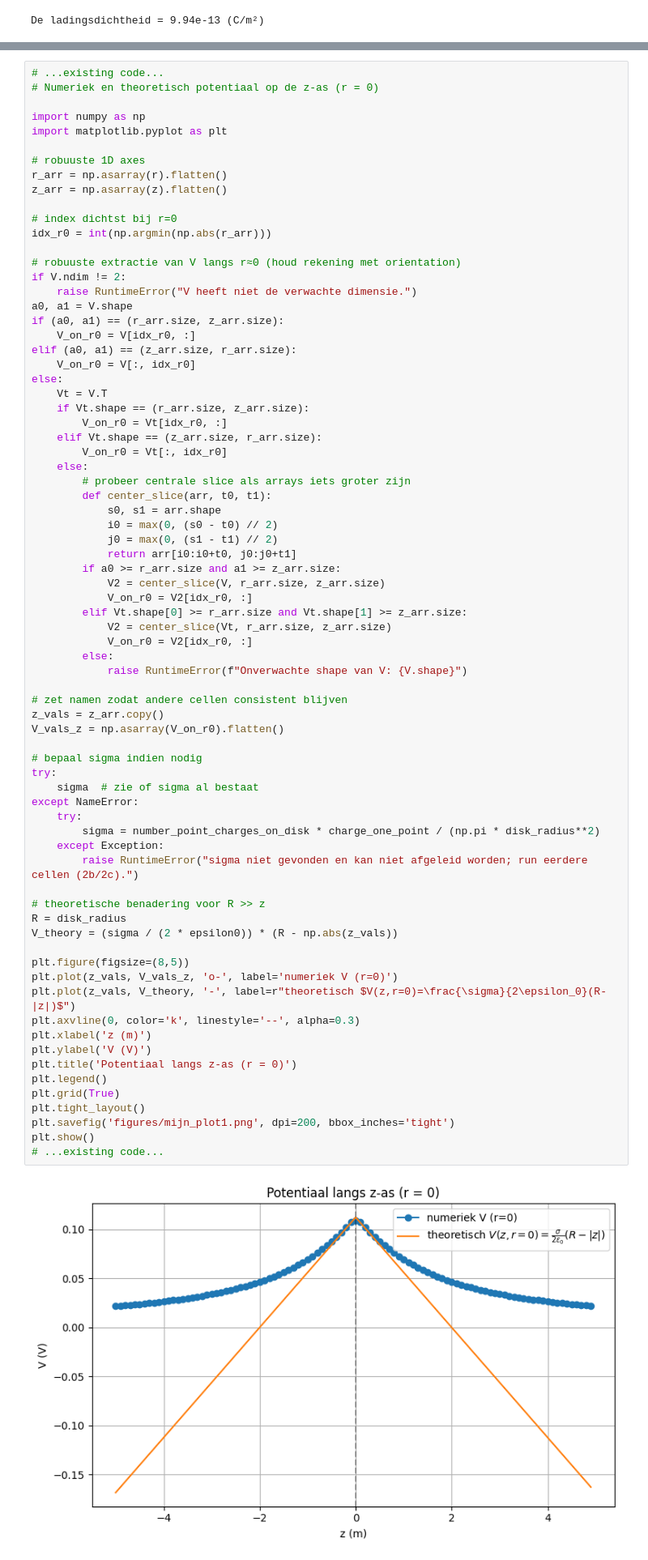
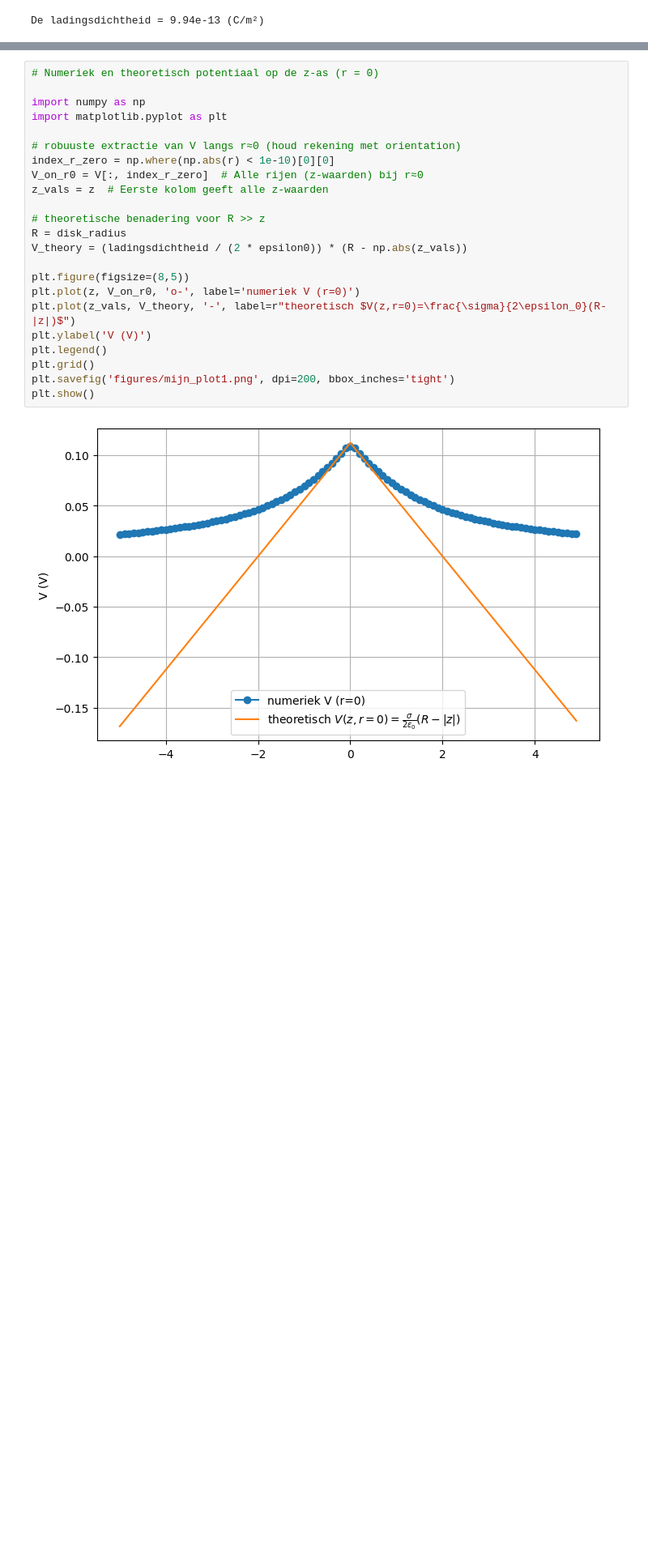
Before and after one commit to lwilt-dot/opdrachten-DEF-D, a Jupyter notebook: DigitaleOntwerpopdrachten/1CondensatorOpdracht/CondensatorOntwerpopdracht.ipynb, the cells around one changed output, grey strips where cells are left out. Shown at 81% size. Saved outputs shown, nothing was run; the diff lists cells and outputs as text; blank space fills up the shorter version.

```diff
--- a/DigitaleOntwerpopdrachten/1CondensatorOpdracht/CondensatorOntwerpopdracht.ipynb
+++ b/DigitaleOntwerpopdrachten/1CondensatorOpdracht/CondensatorOntwerpopdracht.ipynb
@@ -251,81 +249,30 @@ zie probleem 2.26 in het Griffiths boek.
 2. Plot het theoretische component van het potentiaal op de as van een schijf met ladingsdichtheid $\sigma$.
 3. Sla deze plot op.
 # %%
-# ...existing code...
 # Numeriek en theoretisch potentiaal op de z-as (r = 0)
 
 import numpy as np
 import matplotlib.pyplot as plt
 
-# robuuste 1D axes
-r_arr = np.asarray(r).flatten()
-z_arr = np.asarray(z).flatten()
-
-# index dichtst bij r=0
-idx_r0 = int(np.argmin(np.abs(r_arr)))
-
 # robuuste extractie van V langs r≈0 (houd rekening met orientation)
-if V.ndim != 2:
-    raise RuntimeError("V heeft niet de verwachte dimensie.")
-a0, a1 = V.shape
-if (a0, a1) == (r_arr.size, z_arr.size):
-    V_on_r0 = V[idx_r0, :]
-elif (a0, a1) == (z_arr.size, r_arr.size):
-    V_on_r0 = V[:, idx_r0]
-else:
-    Vt = V.T
-    if Vt.shape == (r_arr.size, z_arr.size):
-        V_on_r0 = Vt[idx_r0, :]
-    elif Vt.shape == (z_arr.size, r_arr.size):
-        V_on_r0 = Vt[:, idx_r0]
-    else:
-        # probeer centrale slice als arrays iets groter zijn
-        def center_slice(arr, t0, t1):
-            s0, s1 = arr.shape
-            i0 = max(0, (s0 - t0) // 2)
-            j0 = max(0, (s1 - t1) // 2)
-            return arr[i0:i0+t0, j0:j0+t1]
-        if a0 >= r_arr.size and a1 >= z_arr.size:
-            V2 = center_slice(V, r_arr.size, z_arr.size)
-            V_on_r0 = V2[idx_r0, :]
-        elif Vt.shape[0] >= r_arr.size and Vt.shape[1] >= z_arr.size:
-            V2 = center_slice(Vt, r_arr.size, z_arr.size)
-            V_on_r0 = V2[idx_r0, :]
-        else:
-            raise RuntimeError(f"Onverwachte shape van V: {V.shape}")
-
-# zet namen zodat andere cellen consistent blijven
-z_vals = z_arr.copy()
-V_vals_z = np.asarray(V_on_r0).flatten()
-
-# bepaal sigma indien nodig
-try:
-    sigma  # zie of sigma al bestaat
-except NameError:
-    try:
-        sigma = number_point_charges_on_disk * charge_one_point / (np.pi * disk_radius**2)
-    except Exception:
-        raise RuntimeError("sigma niet gevonden en kan niet afgeleid worden; run eerdere cellen (2b/2c).")
+index_r_zero = np.where(np.abs(r) < 1e-10)[0][0]
+V_on_r0 = V[:, index_r_zero]  # Alle rijen (z-waarden) bij r≈0
+z_vals = z  # Eerste kolom geeft alle z-waarden
 
 # theoretische benadering voor R >> z
 R = disk_radius
-V_theory = (sigma / (2 * epsilon0)) * (R - np.abs(z_vals))
+V_theory = (ladingsdichtheid / (2 * epsilon0)) * (R - np.abs(z_vals))
 
 plt.figure(figsize=(8,5))
-plt.plot(z_vals, V_vals_z, 'o-', label='numeriek V (r=0)')
+plt.plot(z, V_on_r0, 'o-', label='numeriek V (r=0)')
 plt.plot(z_vals, V_theory, '-', label=r"theoretisch $V(z,r=0)=\frac{\sigma}{2\epsilon_0}(R-|z|)$")
-plt.axvline(0, color='k', linestyle='--', alpha=0.3)
-plt.xlabel('z (m)')
 plt.ylabel('V (V)')
-plt.title('Potentiaal langs z-as (r = 0)')
 plt.legend()
-plt.grid(True)
-plt.tight_layout()
+plt.grid()
 plt.savefig('figures/mijn_plot1.png', dpi=200, bbox_inches='tight')
 plt.show()
-# ...existing code...
 # %% [output]
-[figure, old version]
+[figure, new version]
 # %% [markdown]
 #### Vraag 2e
 
```
Also changed, not shown: parts of 25 cells of this notebook.
